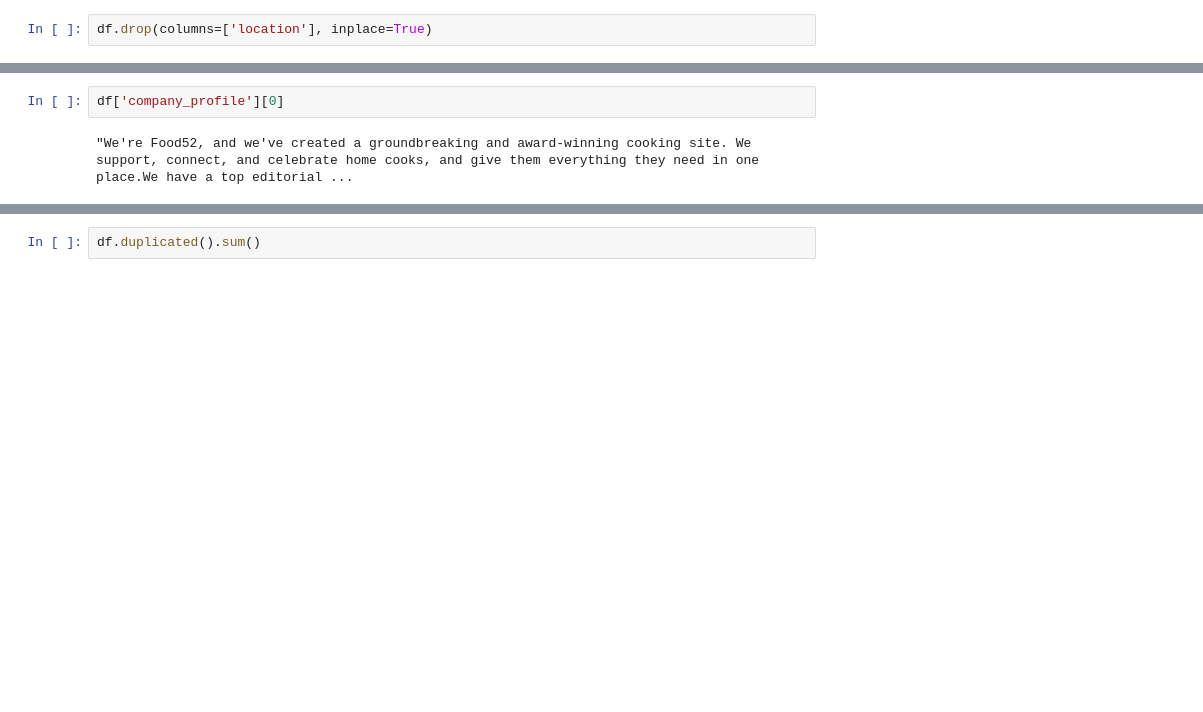
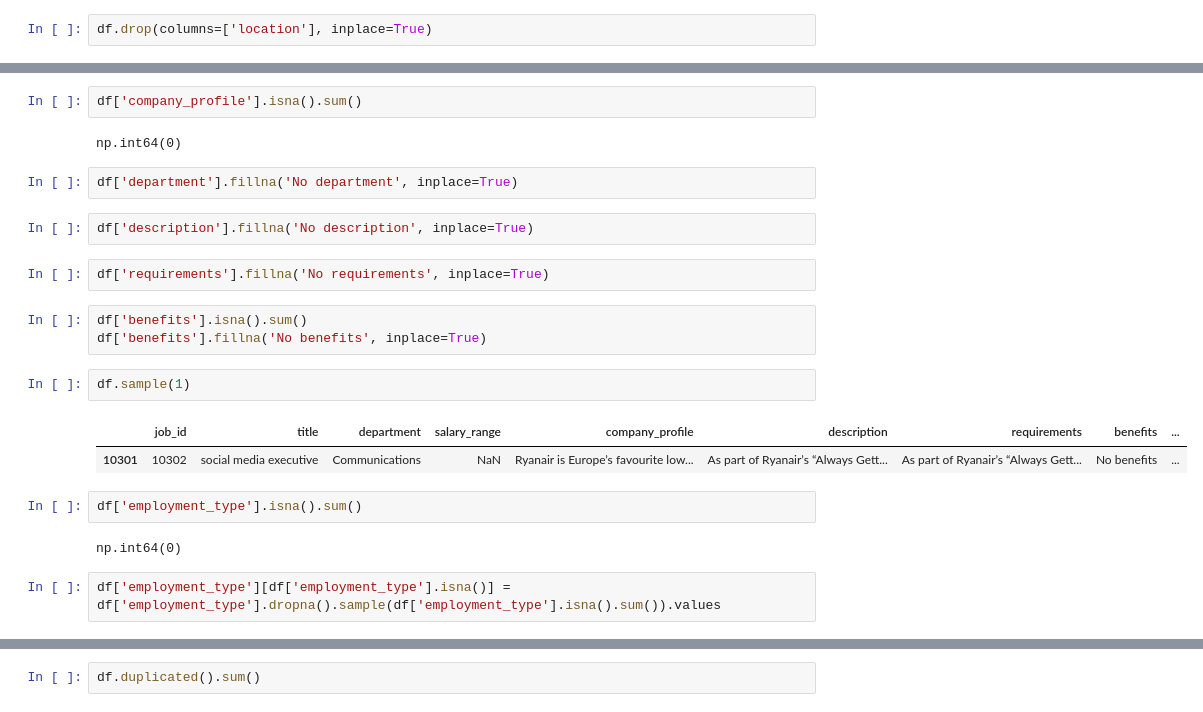
Before and after one commit to akxiit/Job-Scam-Detection, a Jupyter notebook: notebook/EDA.ipynb, the cells around one changed output, grey strips where cells are left out. Cells and saved outputs as stored; diff of their text form; blank space fills up the shorter version.

```diff
--- a/notebook/EDA.ipynb
+++ b/notebook/EDA.ipynb
@@ -119,4 +160,24 @@ df.sample()
 # %%
-df['company_profile'][0]
+df['company_profile'].isna().sum()
 # %% [output]
-"We're Food52, and we've created a groundbreaking and award-winning cooking site. We support, connect, and celebrate home cooks, and give them everything they need in one place.We have a top editorial ...
+np.int64(0)
+# %%
+df['department'].fillna('No department', inplace=True)
+# %%
+df['description'].fillna('No description', inplace=True)
+# %%
+df['requirements'].fillna('No requirements', inplace=True)
+# %%
+df['benefits'].isna().sum()
+df['benefits'].fillna('No benefits', inplace=True)
+# %%
+df.sample(1)
+# %% [output]
+|  | job_id | title | department | salary_range | company_profile | description | requirements | benefits | ... |
+| 10301 | 10302 | social media executive | Communications | NaN | Ryanair is Europe’s favourite low... | As part of Ryanair’s “Always Gett... | As part of Ryanair’s “Always Gett... | No benefits | ... |
+# %%
+df['employment_type'].isna().sum()
+# %% [output]
+np.int64(0)
+# %%
+df['employment_type'][df['employment_type'].isna()] = df['employment_type'].dropna().sample(df['employment_type'].isna().sum()).values
```
Also changed, not shown: parts of 5 cells of this notebook.
